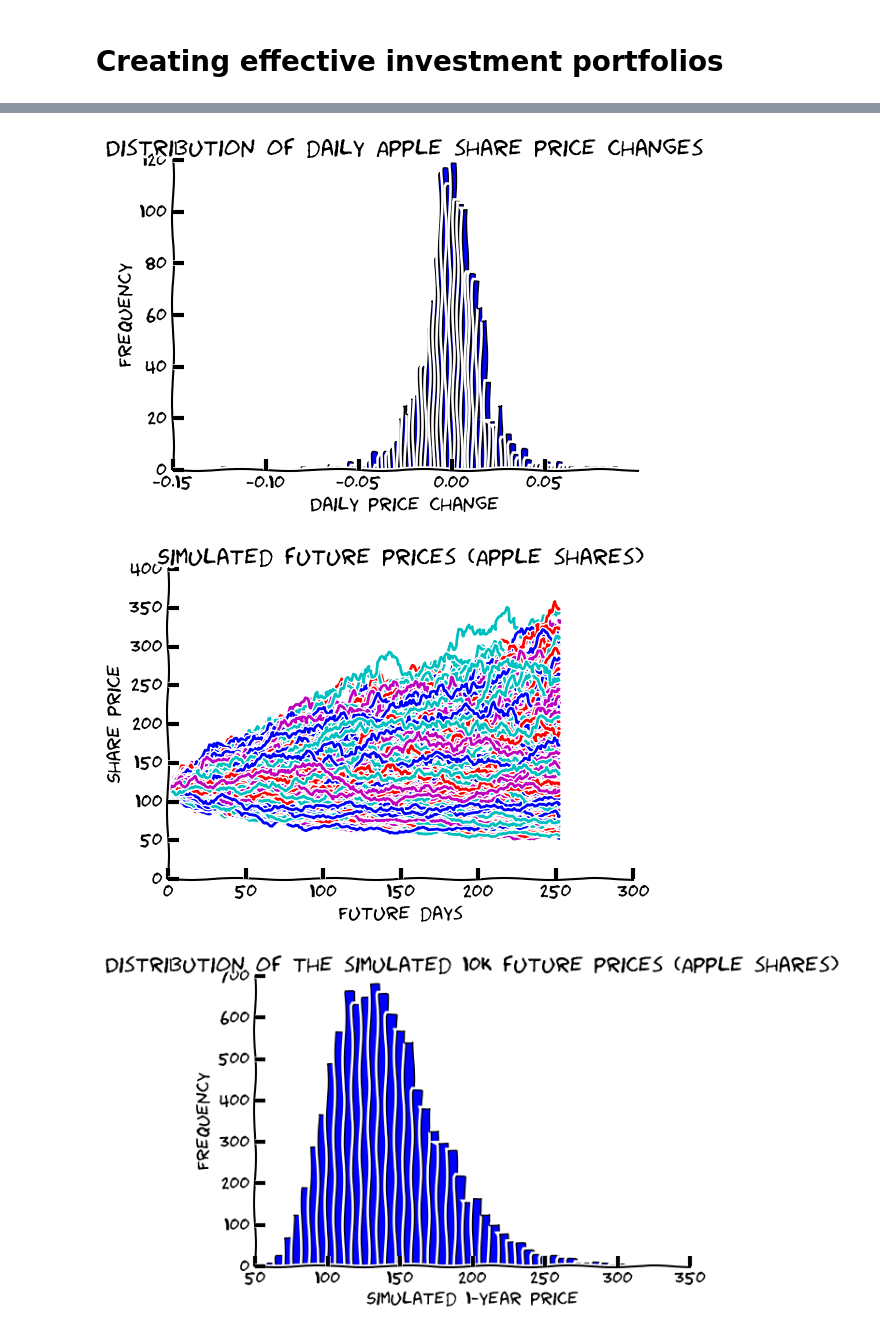
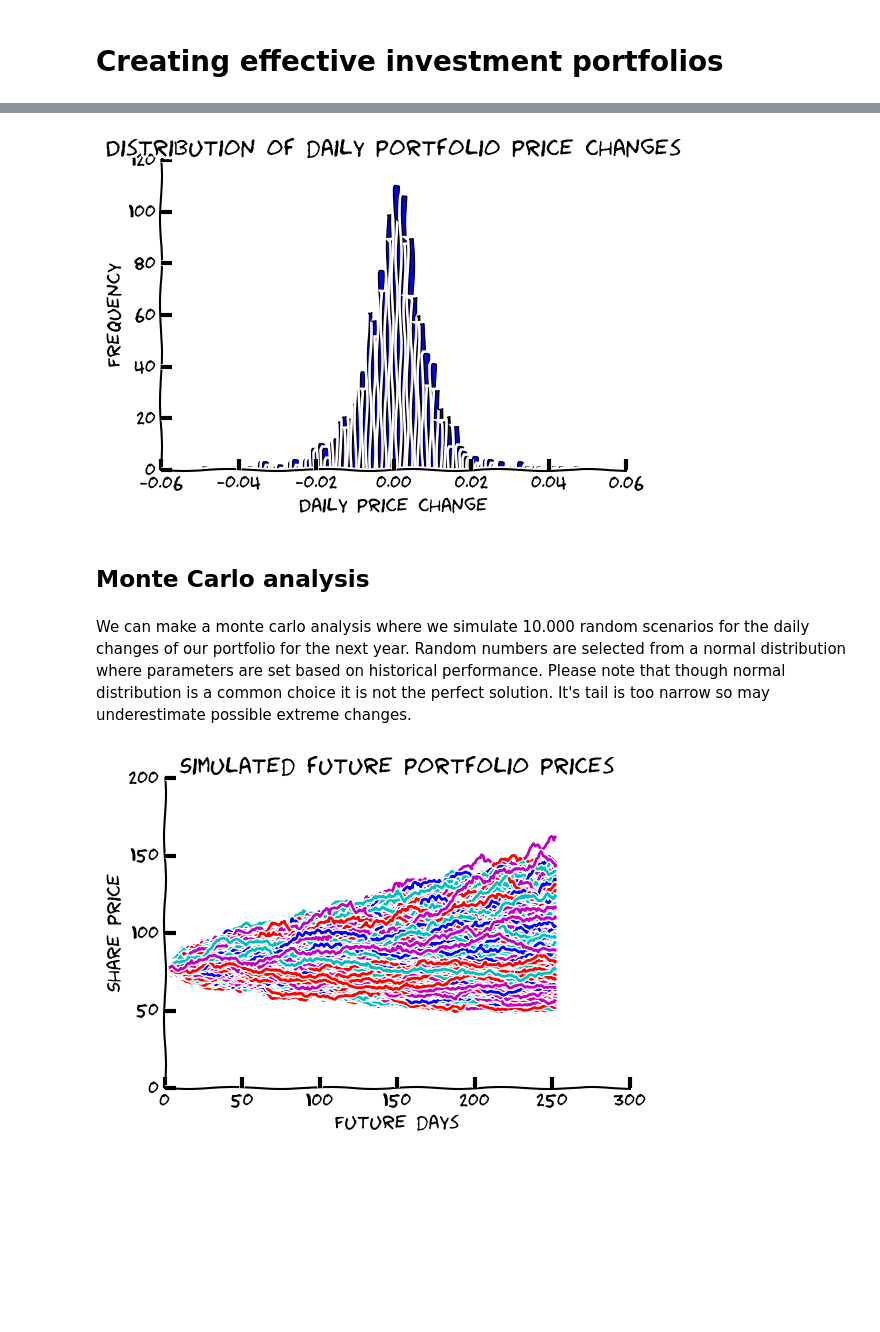
Before and after one commit to vtisza/portfolinfo, a Jupyter notebook: portfolio_returns.ipynb, the cells around one changed output, grey strips where cells are left out. Drawn from its saved outputs; the diff is of its cells as text; code cells hidden in the pictures; blank space fills up the shorter version.

Commit message:
Monte carlo for portfolio and portfolio optimization

```diff
--- a/portfolio_returns.ipynb
+++ b/portfolio_returns.ipynb
@@ -69,0 +104,10 @@ portfolio.plot()
+# %%
+share_returns=pd.DataFrame()
+share_returns["aapl"]=aapl["change"]
+share_returns["pge"]=pg["change"]
+share_returns["exxon"]=exxon["change"]
+share_returns["gm"]=gm["change"]
+share_returns["mcd"]=mcd["change"]
+share_returns["ge"]=ge["change"]
+share_returns=share_returns.cov()
+share_returns
@@ -69,0 +124,5 @@ portfolio.plot()
+# %%
+portfolio_volatility = np.sqrt(portfolio_comp.dot(share_returns.values).dot(portfolio_comp.T))*sqrt(252)
+portfolio_return=np.array(portfolio["mu"]).T.dot(np.array(portfolio_comp))
+print("The volatility of our current portfolio: {:.4f} ".format(portfolio_volatility))
+print("The return of our current portfolio: {:.4f} ".format(portfolio_return))
@@ -89,3 +159,6 @@ plt.show()
+# %%
+weighted_values=np.asarray(shares['Adj Close'].fillna(method="bfill"))*portfolio_comp
+shares['Adj Close']["portfolio"]=np.sum(weighted_values, axis=1)
 # %%
 fig, ax = plt.subplots()
 
@@ -113,66 +186,55 @@ ax.yaxis.set_ticks_position('left')
 plt.xkcd()
 plt.xlabel('Daily price change')
 plt.ylabel('Frequency')
-plt.title("Distribution of daily Apple share price changes")
-plt.hist(aapl['change'].dropna().values,100)
+plt.title("Distribution of daily portfolio price changes")
+plt.hist(shares['Adj Close']["portfolio"].pct_change().dropna().values,100)
 plt.show()
 # %% [output]
-[figure, old version]
+[figure, new version]
+# %% [markdown]
+## Monte Carlo analysis
+# %% [markdown]
+We can make a monte carlo analysis where we simulate 10.000 random scenarios for the daily changes of our portfolio for the next year. Random numbers are selected from a normal distribution where parameters are set based on historical performance. Please note that though normal distribution is a common choice it is not the perfect solution. It's tail is too narrow so may underestimate possible extreme changes.
 # %%
 #set up empty list to hold our ending values for each simulated price series
 result = []
 
 #Define Variables
-S = aapl['Adj Close'][-1] #starting stock price (i.e. last available real stock price)
+S = shares['Adj Close']["portfolio"][-1] #starting stock price (i.e. last available real stock price)
 T = 252 #Number of trading days
-mu = aapl_cagr #Return
-vol = aapl_vol #Volatility
+mu = portfolio_return #Return
+vol = portfolio_volatility #Volatility
 
 fig, ax = plt.subplots()
 
 ax.spines['right'].set_visible(False)
 ax.spines['top'].set_visible(False)
 ax.xaxis.set_ticks_position('bottom')
 ax.yaxis.set_ticks_position('left')
 
 #choose number of runs to simulate - I have chosen 10,000
 for i in range(10000):
     #create list of daily returns using random normal distribution
     daily_returns=np.random.normal((1+mu)**(1/T),vol/sqrt(T),T)
     #daily_returns=np.random.normal(aapl['change'].mean(),vol/sqrt(T),T)+1
 
     #set starting price and create price series generated by above random daily returns
     price_list = [S]
 
     for x in daily_returns:
         price_list.append(price_list[-1]*x)
 
     #plot data from each individual run which we will plot at the end
     plt.plot(price_list)
 
     #append the ending value of each simulated run to the empty list we created at the beginning
     result.append(price_list[-1])
 
 #show the plot of multiple price series created above
 plt.xlabel('Future days')
 plt.ylabel('Share price')
-plt.title("Simulated future prices (Apple shares)")
-plt.ylim([0,400])
+plt.title("Simulated future portfolio prices")
+plt.ylim([0,200])
 plt.show()
-
-#create histogram of ending stock values for our mutliple simulations
-fig, ax = plt.subplots()
-
-ax.spines['right'].set_visible(False)
-ax.spines['top'].set_visible(False)
-ax.xaxis.set_ticks_position('bottom')
-ax.yaxis.set_ticks_position('left')
-
-plt.hist(result,bins=50)
-plt.xlabel('Simulated 1-year price')
-plt.ylabel('Frequency')
-plt.title("Distribution of the simulated 10k future prices (Apple shares)")
-plt.show()
 # %% [output]
-[figure, old version]
+[figure, new version]
-[figure, removed]
```
Also changed, not shown: parts of 40 cells of this notebook.
